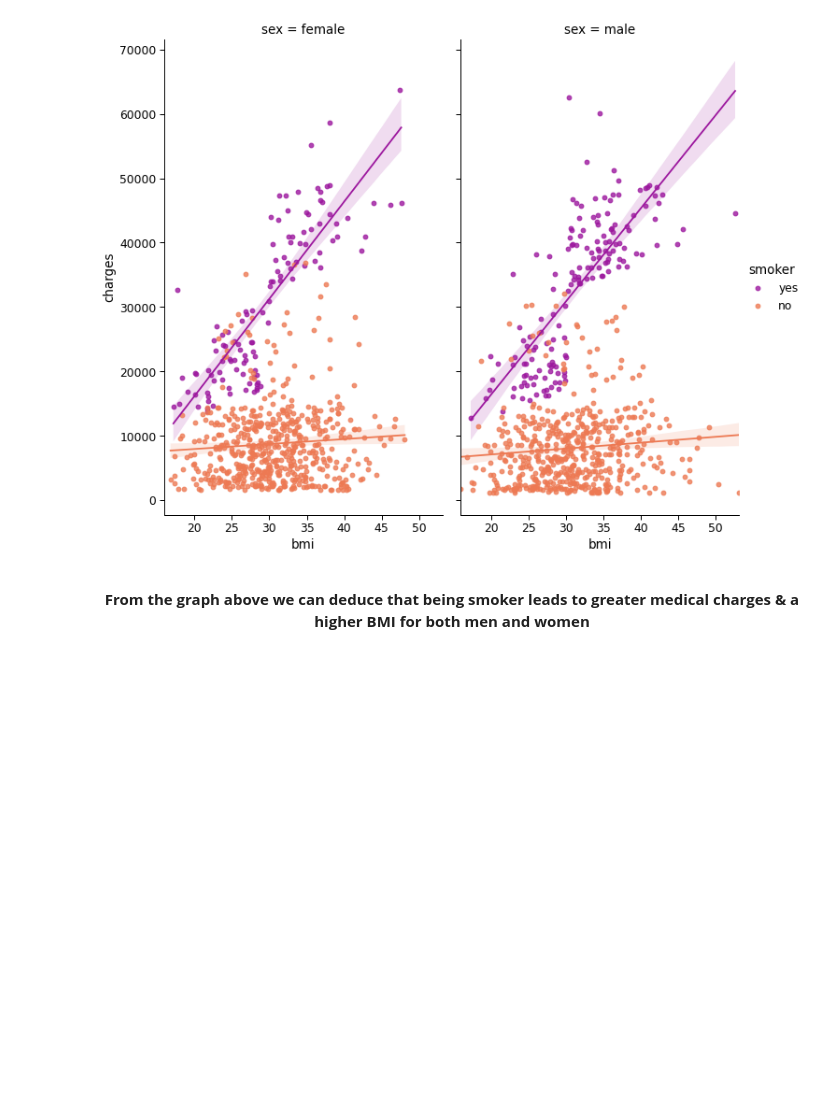
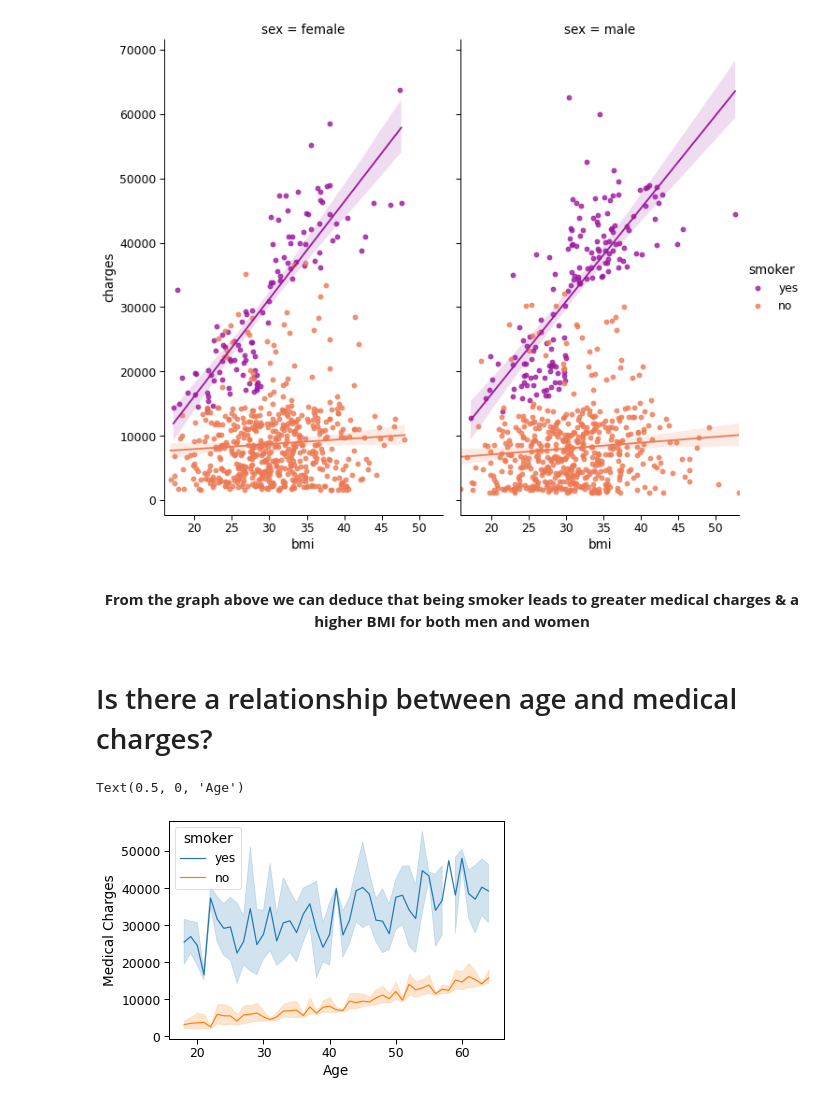
Before and after one commit to data301-2020-winter2/course-project-group_1010, a Jupyter notebook: Analysis/TASK 5 - MILESTONE 2.ipynb, the cells around one changed output. Cells and saved outputs as stored; diff of their text form; code cells hidden in the pictures; blank space fills up the shorter version.

```diff
--- a/Analysis/TASK 5 - MILESTONE 2.ipynb
+++ b/Analysis/TASK 5 - MILESTONE 2.ipynb
@@ -93,3 +94,12 @@ sns.lmplot(x='bmi', y='charges', data=df1, col='sex', hue='smoker',
 [figure]
 # %% [markdown]
 **<CENTER>From the graph above we can deduce that being smoker leads to greater medical charges & a higher BMI for both men and women</center>**
+# %% [markdown]
+# Is there a relationship between age and medical charges?
+# %%
+sns.lineplot(data=df1, x='age', y='charges', hue='smoker')
+plt.ylabel('Medical Charges')
+plt.xlabel('Age')
+# %% [output]
+Text(0.5, 0, 'Age')
+[figure, added]
```
Also changed, not shown: parts of 6 cells of this notebook, 3 other files.
